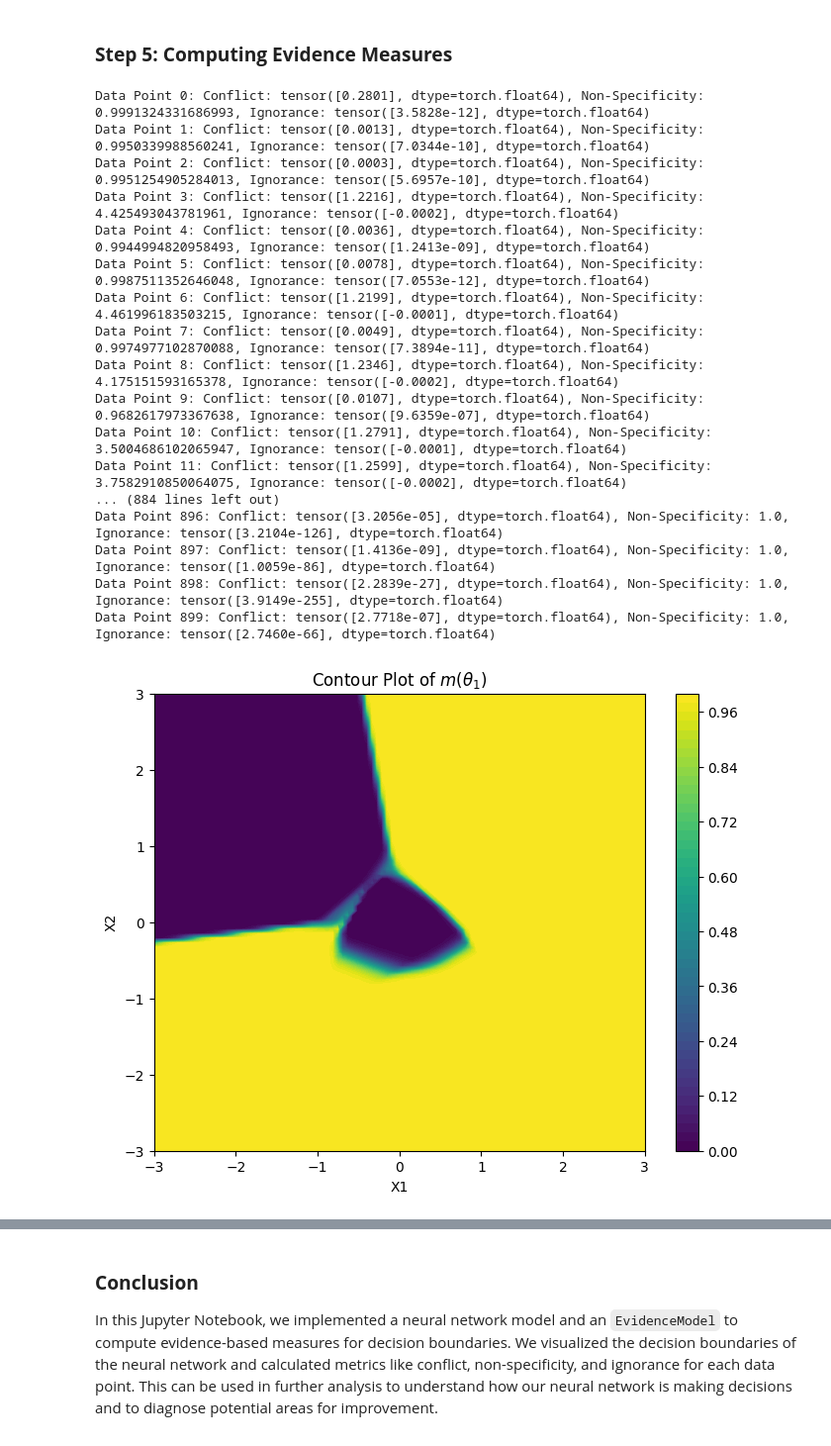
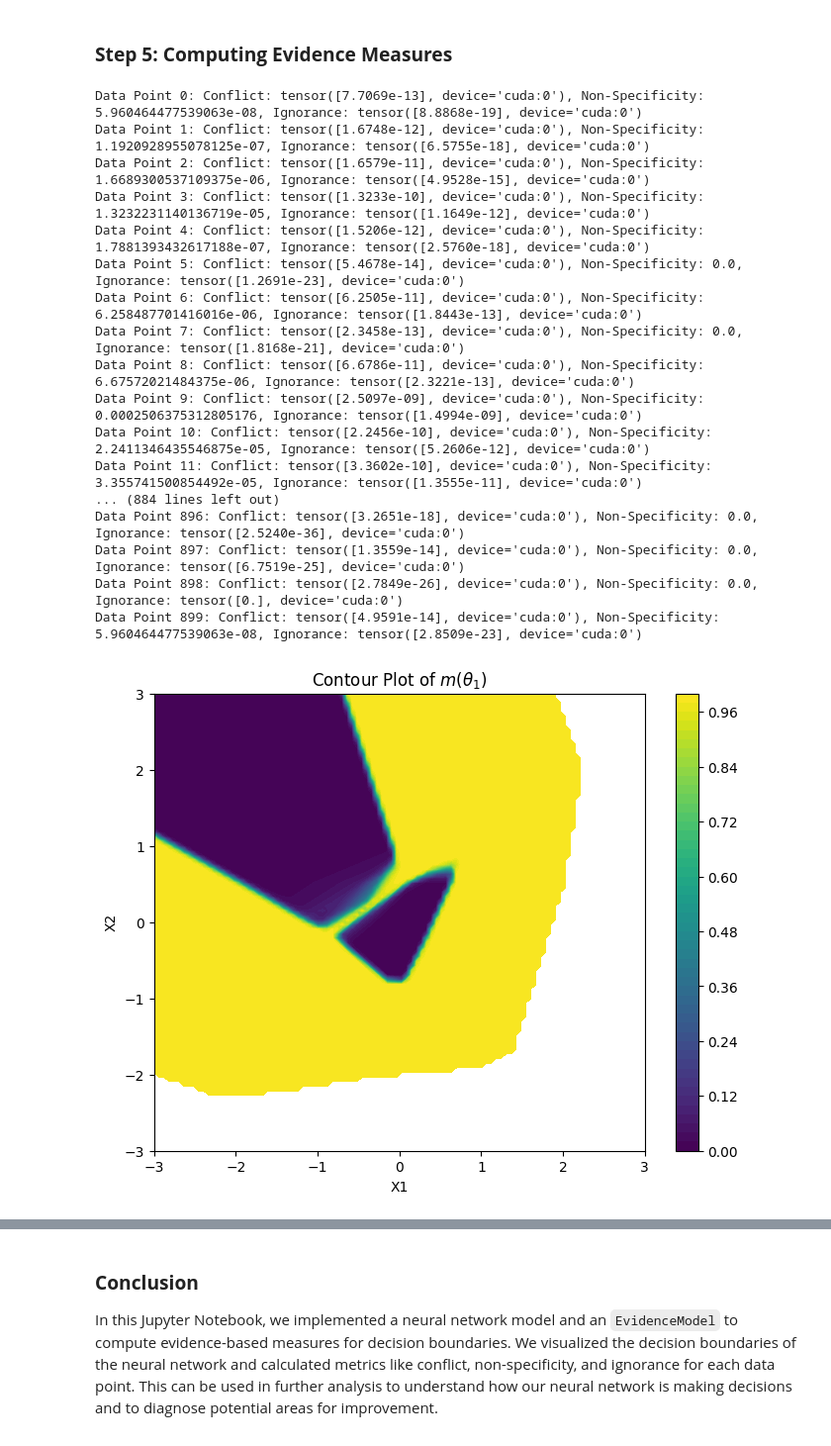
Before and after one commit to HT86159/EvidenceModel, a Jupyter notebook: EvidenceModel.ipynb, the cells around one changed output, grey strips where cells are left out. Shown: that part at 99% size. Drawn from its saved outputs; the diff is of its cells as text; code cells hidden in the pictures.

```diff
--- a/EvidenceModel.ipynb
+++ b/EvidenceModel.ipynb
@@ -27,7 +28,7 @@ class SimpleNN(nn.Module):
         super(SimpleNN, self).__init__()
         self.fc1 = nn.Linear(2, 20)  # Input layer to the first hidden layer
         self.fc2 = nn.Linear(20, 10)  # First hidden layer to the second hidden layer
-        self.output = nn.Linear(10, 3, bias=False)  # Output layer for three classes
+        self.output = nn.Linear(10, 3, bias=True)  # Output layer for three classes
         self.dropout = nn.Dropout(0.5)  # Dropout rate of 0.5 to prevent overfitting
         self.softmax = nn.Softmax(dim=1)  # Softmax activation for multi-class classification
 
@@ -57,4 +58,9 @@ with open('/data/huangtao/projects/uncertainty/euq/measures/dataset.pkl', 'rb')
 
 # Load model weights
 clf.load_state_dict(torch.load('/data/huangtao/projects/uncertainty/euq/measures/clf.pth'))
-model_weights = clf.output.weight.T  # Transpose of output layer weights
+
+model_weights = clf.output.weight.T #(10,3) (hidden layer, output layer)
+model_bias = clf.output.bias.unsqueeze(0) #(1,output layer)
+
+print("model_weight:",model_weights.shape)  # (10, 100)
+print("bias:",bias.shape)
@@ -222,62 +249,69 @@ def get_hidden_layer_output(model,X):
         hidden_output = model(X_tensor, return_hidden=True)
     return hidden_output
 # Create an instance of EvidenceModel with the model weights
-evidence_model = EvidenceModel(model_weights)
+predict_labels, predict_probs = predict(clf, X)
 
+evidence_model = EvidenceModel(model_weights,bias)
+conflict_values = []
+ig_values = []
+nonspecific_values = []
 # Compute evidence measures for each data point
 for i, x in enumerate(X):
-    phi = torch.tensor(get_hidden_layer_output(clf, X))[i]
+    phi = torch.tensor(get_hidden_layer_output(clf, X))[i].unsqueeze(-1)
     evidence_weights = evidence_model.get_evidence_weights(phi)
     conflict_value = evidence_model.get_evidence_conflict()
     nonspecific_value = evidence_model.get_nonspecific()
     ig_value = evidence_model.get_evidence_ignorance()
+    conflict_values.append(conflict_value.cpu().float())
+    ig_values.append(ig_value.cpu().float())
+    nonspecific_values.append(nonspecific_value.cpu().float())
     print(f"Data Point {i}: Conflict: {conflict_value}, Non-Specificity: {nonspecific_value}, Ignorance: {ig_value}")
 # %% [output]
-Data Point 0: Conflict: tensor([0.2801], dtype=torch.float64), Non-Specificity: 0.9991324331686993, Ignorance: tensor([3.5828e-12], dtype=torch.float64)
-Data Point 1: Conflict: tensor([0.0013], dtype=torch.float64), Non-Specificity: 0.9950339988560241, Ignorance: tensor([7.0344e-10], dtype=torch.float64)
-Data Point 2: Conflict: tensor([0.0003], dtype=torch.float64), Non-Specificity: 0.9951254905284013, Ignorance: tensor([5.6957e-10], dtype=torch.float64)
-Data Point 3: Conflict: tensor([1.2216], dtype=torch.float64), Non-Specificity: 4.425493043781961, Ignorance: tensor([-0.0002], dtype=torch.float64)
-Data Point 4: Conflict: tensor([0.0036], dtype=torch.float64), Non-Specificity: 0.9944994820958493, Ignorance: tensor([1.2413e-09], dtype=torch.float64)
-Data Point 5: Conflict: tensor([0.0078], dtype=torch.float64), Non-Specificity: 0.9987511352646048, Ignorance: tensor([7.0553e-12], dtype=torch.float64)
-Data Point 6: Conflict: tensor([1.2199], dtype=torch.float64), Non-Specificity: 4.461996183503215, Ignorance: tensor([-0.0001], dtype=torch.float64)
-Data Point 7: Conflict: tensor([0.0049], dtype=torch.float64), Non-Specificity: 0.9974977102870088, Ignorance: tensor([7.3894e-11], dtype=torch.float64)
-Data Point 8: Conflict: tensor([1.2346], dtype=torch.float64), Non-Specificity: 4.175151593165378, Ignorance: tensor([-0.0002], dtype=torch.float64)
-Data Point 9: Conflict: tensor([0.0107], dtype=torch.float64), Non-Specificity: 0.9682617973367638, Ignorance: tensor([9.6359e-07], dtype=torch.float64)
-Data Point 10: Conflict: tensor([1.2791], dtype=torch.float64), Non-Specificity: 3.5004686102065947, Ignorance: tensor([-0.0001], dtype=torch.float64)
-Data Point 11: Conflict: tensor([1.2599], dtype=torch.float64), Non-Specificity: 3.7582910850064075, Ignorance: tensor([-0.0002], dtype=torch.float64)
+Data Point 0: Conflict: tensor([7.7069e-13], device='cuda:0'), Non-Specificity: 5.960464477539063e-08, Ignorance: tensor([8.8868e-19], device='cuda:0')
+Data Point 1: Conflict: tensor([1.6748e-12], device='cuda:0'), Non-Specificity: 1.1920928955078125e-07, Ignorance: tensor([6.5755e-18], device='cuda:0')
+Data Point 2: Conflict: tensor([1.6579e-11], device='cuda:0'), Non-Specificity: 1.6689300537109375e-06, Ignorance: tensor([4.9528e-15], device='cuda:0')
+Data Point 3: Conflict: tensor([1.3233e-10], device='cuda:0'), Non-Specificity: 1.3232231140136719e-05, Ignorance: tensor([1.1649e-12], device='cuda:0')
+Data Point 4: Conflict: tensor([1.5206e-12], device='cuda:0'), Non-Specificity: 1.7881393432617188e-07, Ignorance: tensor([2.5760e-18], device='cuda:0')
+Data Point 5: Conflict: tensor([5.4678e-14], device='cuda:0'), Non-Specificity: 0.0, Ignorance: tensor([1.2691e-23], device='cuda:0')
+Data Point 6: Conflict: tensor([6.2505e-11], device='cuda:0'), Non-Specificity: 6.258487701416016e-06, Ignorance: tensor([1.8443e-13], device='cuda:0')
+Data Point 7: Conflict: tensor([2.3458e-13], device='cuda:0'), Non-Specificity: 0.0, Ignorance: tensor([1.8168e-21], device='cuda:0')
+Data Point 8: Conflict: tensor([6.6786e-11], device='cuda:0'), Non-Specificity: 6.67572021484375e-06, Ignorance: tensor([2.3221e-13], device='cuda:0')
+Data Point 9: Conflict: tensor([2.5097e-09], device='cuda:0'), Non-Specificity: 0.0002506375312805176, Ignorance: tensor([1.4994e-09], device='cuda:0')
+Data Point 10: Conflict: tensor([2.2456e-10], device='cuda:0'), Non-Specificity: 2.2411346435546875e-05, Ignorance: tensor([5.2606e-12], device='cuda:0')
+Data Point 11: Conflict: tensor([3.3602e-10], device='cuda:0'), Non-Specificity: 3.355741500854492e-05, Ignorance: tensor([1.3555e-11], device='cuda:0')
 ... (884 lines left out)
-Data Point 896: Conflict: tensor([3.2056e-05], dtype=torch.float64), Non-Specificity: 1.0, Ignorance: tensor([3.2104e-126], dtype=torch.float64)
-Data Point 897: Conflict: tensor([1.4136e-09], dtype=torch.float64), Non-Specificity: 1.0, Ignorance: tensor([1.0059e-86], dtype=torch.float64)
-Data Point 898: Conflict: tensor([2.2839e-27], dtype=torch.float64), Non-Specificity: 1.0, Ignorance: tensor([3.9149e-255], dtype=torch.float64)
-Data Point 899: Conflict: tensor([2.7718e-07], dtype=torch.float64), Non-Specificity: 1.0, Ignorance: tensor([2.7460e-66], dtype=torch.float64)
+Data Point 896: Conflict: tensor([3.2651e-18], device='cuda:0'), Non-Specificity: 0.0, Ignorance: tensor([2.5240e-36], device='cuda:0')
+Data Point 897: Conflict: tensor([1.3559e-14], device='cuda:0'), Non-Specificity: 0.0, Ignorance: tensor([6.7519e-25], device='cuda:0')
+Data Point 898: Conflict: tensor([2.7849e-26], device='cuda:0'), Non-Specificity: 0.0, Ignorance: tensor([0.], device='cuda:0')
+Data Point 899: Conflict: tensor([4.9591e-14], device='cuda:0'), Non-Specificity: 5.960464477539063e-08, Ignorance: tensor([2.8509e-23], device='cuda:0')
 # %%
 def plot_m1(clf, evidence_model):
     # Generate grid of w_neg and w_pos values for contour plotting
     w_neg_values = np.linspace(-3, 3, 100)
     w_pos_values = np.linspace(-3, 3, 100)
     labels = [0, 1, 2]  # Example label set
 
     # Compute m values for (1,) subset
     m_values = np.zeros((len(w_neg_values), len(w_pos_values)))
 
     for i, w_neg in enumerate(w_neg_values):
         for j, w_pos in enumerate(w_pos_values):
-            phi = torch.tensor(get_hidden_layer_output(clf, torch.tensor([w_neg, w_pos]).reshape(1, 2)))[0]
+            phi = torch.tensor(get_hidden_layer_output(clf, torch.tensor([w_neg, w_pos]).reshape(1, 2)))[0].unsqueeze(-1)
             evidence_model.get_evidence_weights(phi)
             mass_function = evidence_model.compute_m(labels)
             if (1,) in mass_function:
                 # print(f"w_neg: {w_neg}, w_pos: {w_pos}, m_value: {mass_function[(0,)]}")
                 m_values[i, j] = mass_function[(1,)]
 
     # Plot the contour plot
     plt.figure(figsize=(8, 6))
     plt.contourf(w_pos_values,w_neg_values, m_values, levels=50, cmap='viridis')
     plt.colorbar()
     plt.xlabel('X1')
     plt.ylabel('X2')
     plt.title(r'Contour Plot of $m(\theta_{1})$')
     # plt.savefig("m1_contour.png")
     plt.show()
 plot_m1(clf,evidence_model)
 # %% [output]
-[figure, old version]
+[figure, new version]
```
Also changed, not shown: parts of 5 cells of this notebook.
